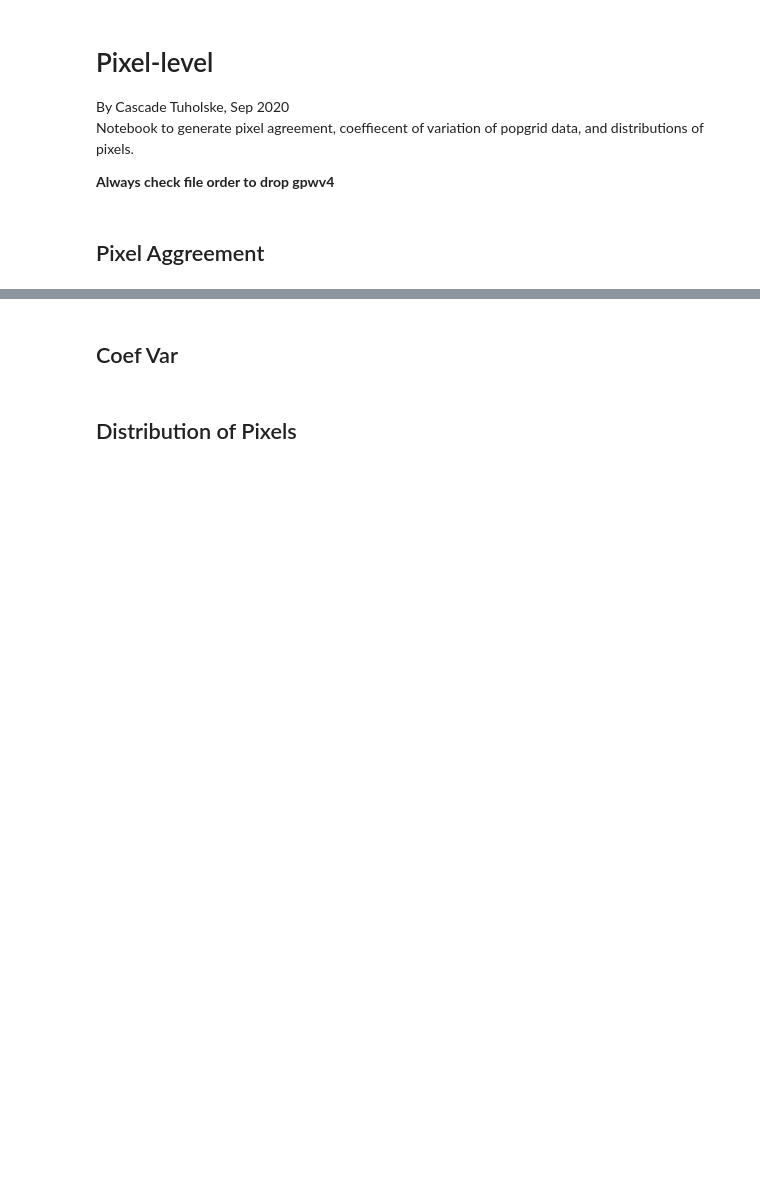
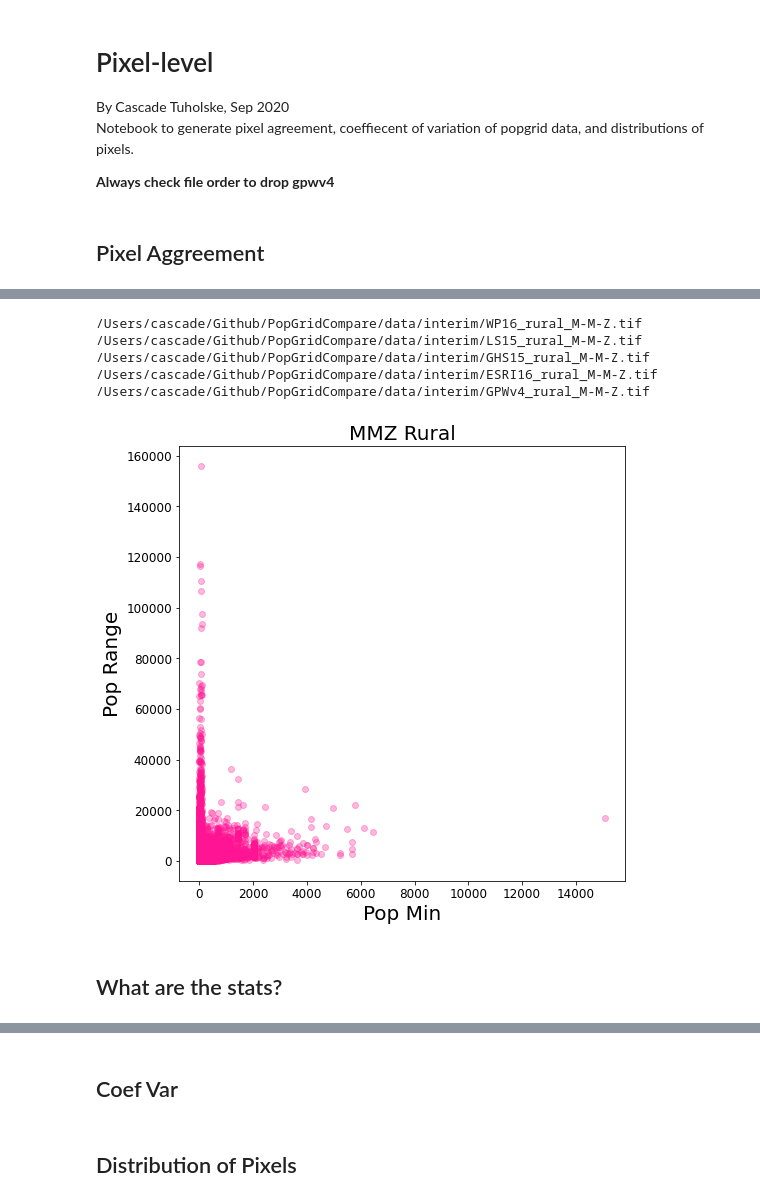
Before and after one commit to cascadet/PopGridCompare-ms, a Jupyter notebook: notebooks/Step3_Pixel-level.ipynb, the cells around one changed output, grey strips where cells are left out. Drawn from its saved outputs; the diff is of its cells as text; code cells hidden in the pictures; blank space fills up the shorter version.

```diff
--- a/notebooks/Step3_Pixel-level.ipynb
+++ b/notebooks/Step3_Pixel-level.ipynb
@@ -49,6 +61,7 @@ agg32 = agg.astype('int32')
 # %%
 # get meta data & write raster
 out_meta = rasterio.open(rst_fns[0]).meta
+out_meta['dtype'] = 'int32'
 # %%
 fn_out = DATA_PATH+'interim/agg'+country
 with rasterio.open(fn_out, "w", **out_meta) as dest:
@@ -55,0 +116,46 @@ with rasterio.open(fn_out, "w", **out_meta) as dest:
+# %%
+#### File Paths & FNs --- Update by geography
+DATA_PATH = '/Users/cascade/Github/PopGridCompare/data/'
+country = 'rural_M-M-Z.tif'
+title = 'MMZ Rural'
+color = 'deeppink' # deeppink rural, darkslateblue urban
+# fn_out = DATA_PATH+'interim/all_range'+country for tif
+fn_out = DATA_PATH+'FIGS/Fig1_rural_MMZ.png'
+# %%
+# range all tif files
+rst_fns = glob.glob('/Users/cascade/Github/PopGridCompare/data/interim/*'+country)
+for rst in rst_fns: print(rst) # check them
+# %% [output]
+/Users/cascade/Github/PopGridCompare/data/interim/WP16_rural_M-M-Z.tif
+/Users/cascade/Github/PopGridCompare/data/interim/LS15_rural_M-M-Z.tif
+/Users/cascade/Github/PopGridCompare/data/interim/GHS15_rural_M-M-Z.tif
+/Users/cascade/Github/PopGridCompare/data/interim/ESRI16_rural_M-M-Z.tif
+/Users/cascade/Github/PopGridCompare/data/interim/GPWv4_rural_M-M-Z.tif
+# %%
+# Range Rst
+range_all, max_all, min_all = rst_range(rst_fns, fn_out, save = False)
+# %%
+# Scatter
+fig, axs = plt.subplots(1, 1, figsize = (8, 8), sharex=True)
+ws = 0.25
+fig.subplots_adjust(wspace=ws)
+
+# plot
+X = np.delete(min_all.flatten(), np.where(range_all.flatten() == 0)) # remove all zero ranges
+Y = np.delete(range_all.flatten(), np.where(range_all.flatten() == 0)) # remove all zero ranges
+axs.scatter(X, Y, alpha = 0.3, color = color, marker = 'o')#, edgecolors = 'darkslategray')
+
+
+# titles & lables & ticks
+axs.set_title(title, fontsize = 20)
+axs.set_xlabel('Pop Min', fontsize = 20)
+axs.set_ylabel('Pop Range', fontsize = 20)
+axs.tick_params(axis = 'both', which = 'major', labelsize = 12)
+axs.tick_params(axis = 'both', which = 'minor', labelsize = 12)
+
+#fn_out = DATA_PATH+'FIGS/MS/Fig1_'+title+'.png'
+plt.savefig(fn_out, dpi = 300, bbox_inches='tight', facecolor = 'w')
+# %% [output]
+[figure, added]
+# %% [markdown]
+## What are the stats?
```
Also changed, not shown: parts of 20 cells of this notebook.
